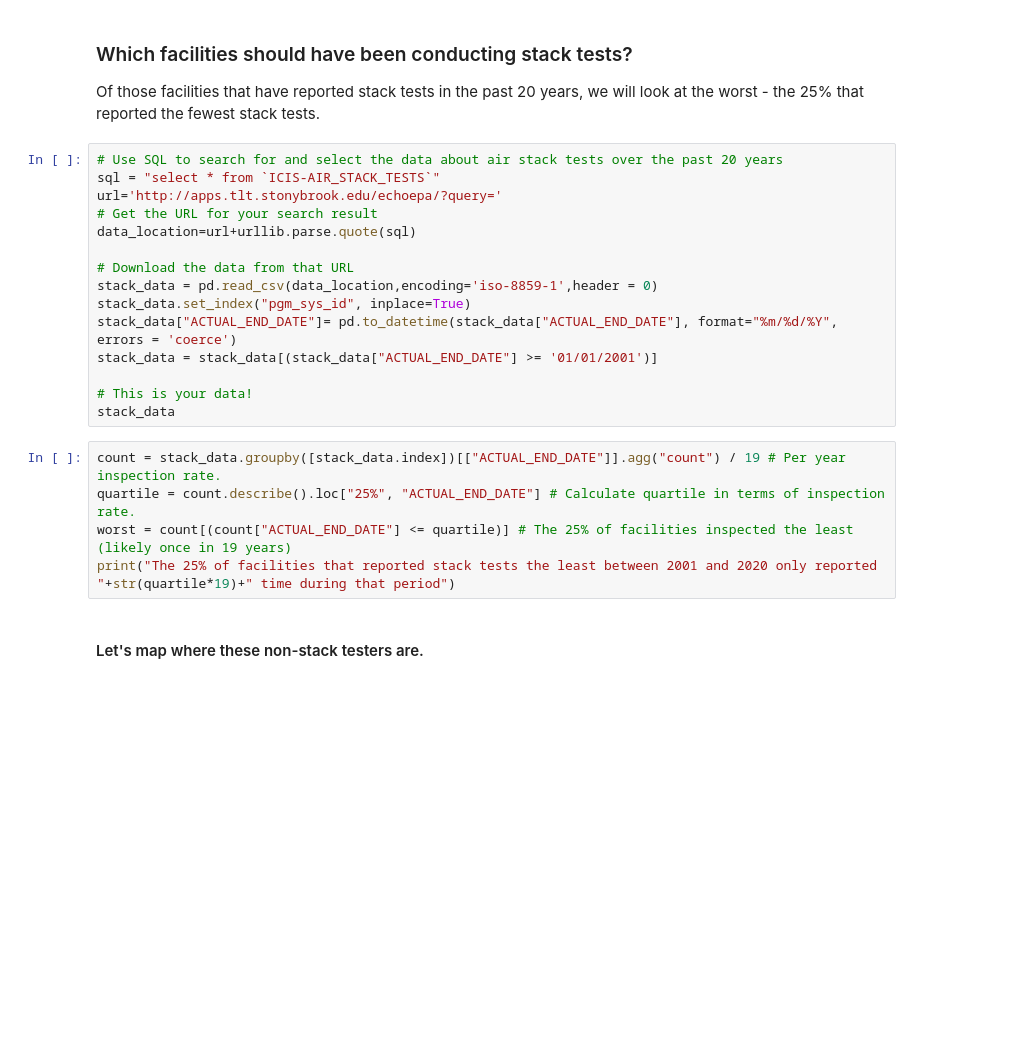
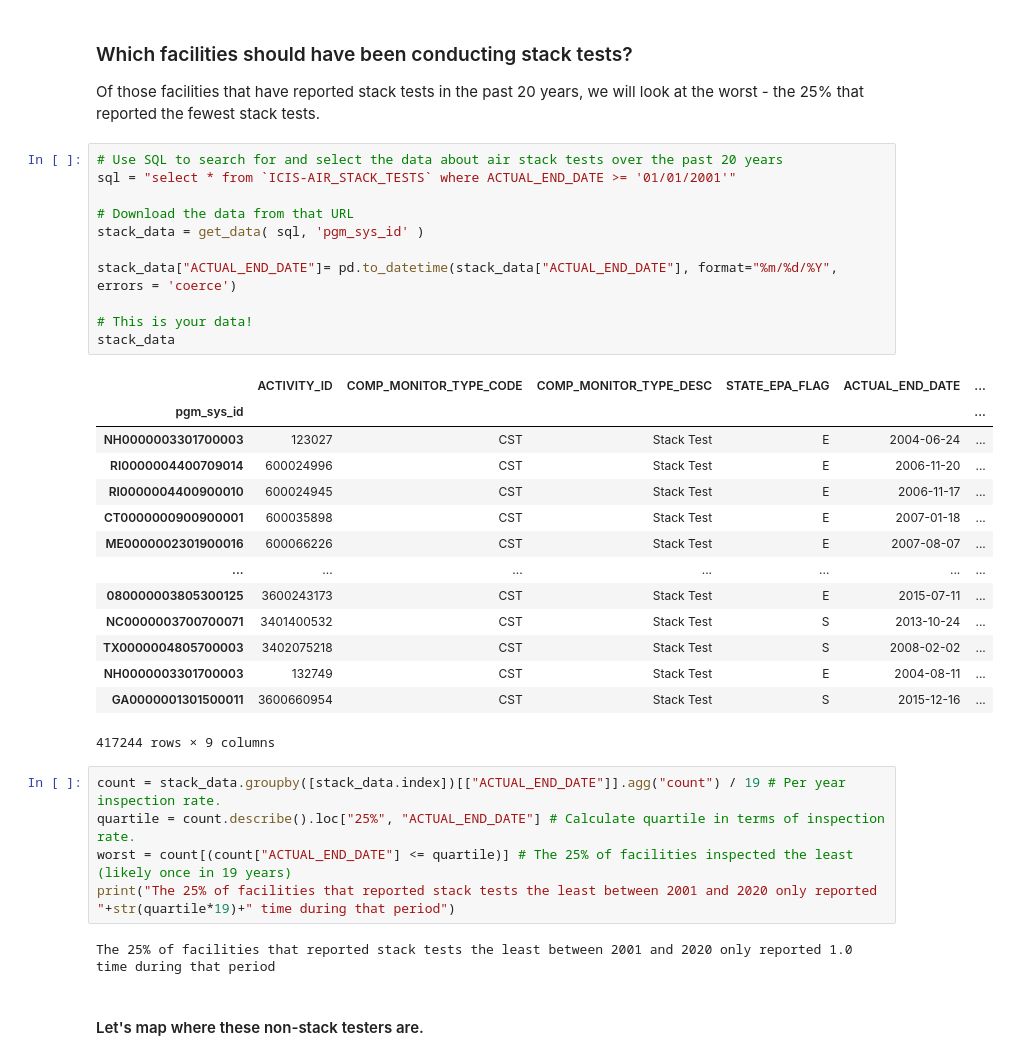
Before and after one commit to edgi-govdata-archiving/ECHO-COVID19, a Jupyter notebook: ECHO-COVID19.ipynb, the cells around one changed output. Cells and saved outputs as stored; diff of their text form; blank space fills up the shorter version.

```diff
--- a/ECHO-COVID19.ipynb
+++ b/ECHO-COVID19.ipynb
@@ -183,24 +143,37 @@ charter(stack_data, 'ACTUAL_END_DATE', "%m/%d/%Y", 'STATE_EPA_FLAG',
 Of those facilities that have reported stack tests in the past 20 years, we will look at the worst - the 25% that reported the fewest stack tests.
 # %%
 # Use SQL to search for and select the data about air stack tests over the past 20 years
-sql = "select * from `ICIS-AIR_STACK_TESTS`"
-url='http://apps.tlt.stonybrook.edu/echoepa/?query='
-# Get the URL for your search result
-data_location=url+urllib.parse.quote(sql)
+sql = "select * from `ICIS-AIR_STACK_TESTS` where ACTUAL_END_DATE >= '01/01/2001'"
 
 # Download the data from that URL
-stack_data = pd.read_csv(data_location,encoding='iso-8859-1',header = 0)
-stack_data.set_index("pgm_sys_id", inplace=True)
+stack_data = get_data( sql, 'pgm_sys_id' )
+
 stack_data["ACTUAL_END_DATE"]= pd.to_datetime(stack_data["ACTUAL_END_DATE"], format="%m/%d/%Y", errors = 'coerce')
-stack_data = stack_data[(stack_data["ACTUAL_END_DATE"] >= '01/01/2001')]
 
 # This is your data!
 stack_data
+# %% [output]
+|  | ACTIVITY_ID | COMP_MONITOR_TYPE_CODE | COMP_MONITOR_TYPE_DESC | STATE_EPA_FLAG | ACTUAL_END_DATE | ... |
+| pgm_sys_id |  |  |  |  |  | ... |
+| NH0000003301700003 | 123027 | CST | Stack Test | E | 2004-06-24 | ... |
+| RI0000004400709014 | 600024996 | CST | Stack Test | E | 2006-11-20 | ... |
+| RI0000004400900010 | 600024945 | CST | Stack Test | E | 2006-11-17 | ... |
+| CT0000000900900001 | 600035898 | CST | Stack Test | E | 2007-01-18 | ... |
+| ME0000002301900016 | 600066226 | CST | Stack Test | E | 2007-08-07 | ... |
+| ... | ... | ... | ... | ... | ... | ... |
+| 080000003805300125 | 3600243173 | CST | Stack Test | E | 2015-07-11 | ... |
+| NC0000003700700071 | 3401400532 | CST | Stack Test | S | 2013-10-24 | ... |
+| TX0000004805700003 | 3402075218 | CST | Stack Test | S | 2008-02-02 | ... |
+| NH0000003301700003 | 132749 | CST | Stack Test | E | 2004-08-11 | ... |
+| GA0000001301500011 | 3600660954 | CST | Stack Test | S | 2015-12-16 | ... |
+417244 rows × 9 columns
 # %%
 count = stack_data.groupby([stack_data.index])[["ACTUAL_END_DATE"]].agg("count") / 19 # Per year inspection rate.
 quartile = count.describe().loc["25%", "ACTUAL_END_DATE"] # Calculate quartile in terms of inspection rate.
 worst = count[(count["ACTUAL_END_DATE"] <= quartile)] # The 25% of facilities inspected the least (likely once in 19 years)
 print("The 25% of facilities that reported stack tests the least between 2001 and 2020 only reported "+str(quartile*19)+" time during that period")
+# %% [output]
+The 25% of facilities that reported stack tests the least between 2001 and 2020 only reported 1.0 time during that period
 # %% [markdown]
 #### Let's map where these non-stack testers are.
 # %%
```
Also changed, not shown: parts of 10 cells of this notebook, 1 other file.
